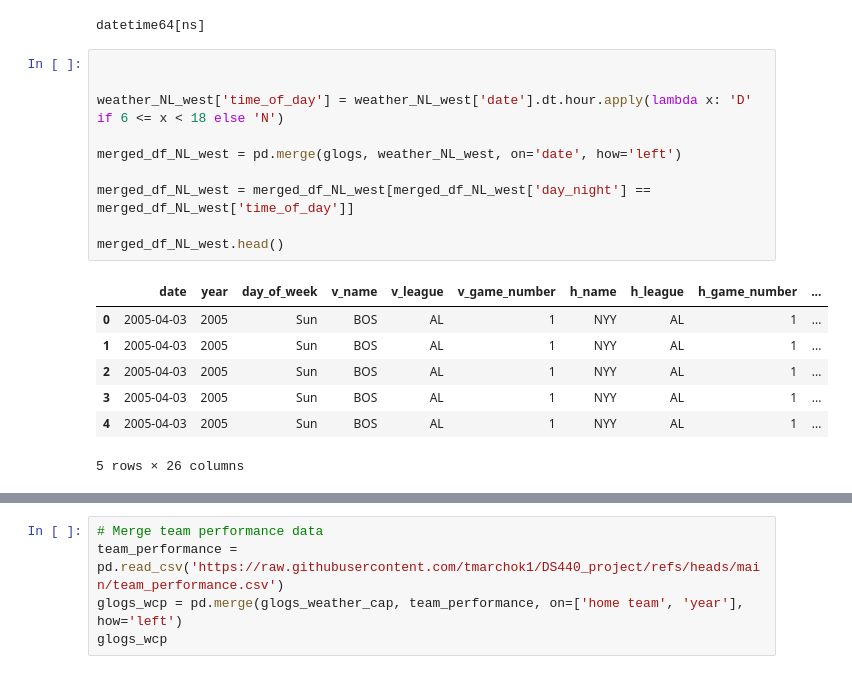
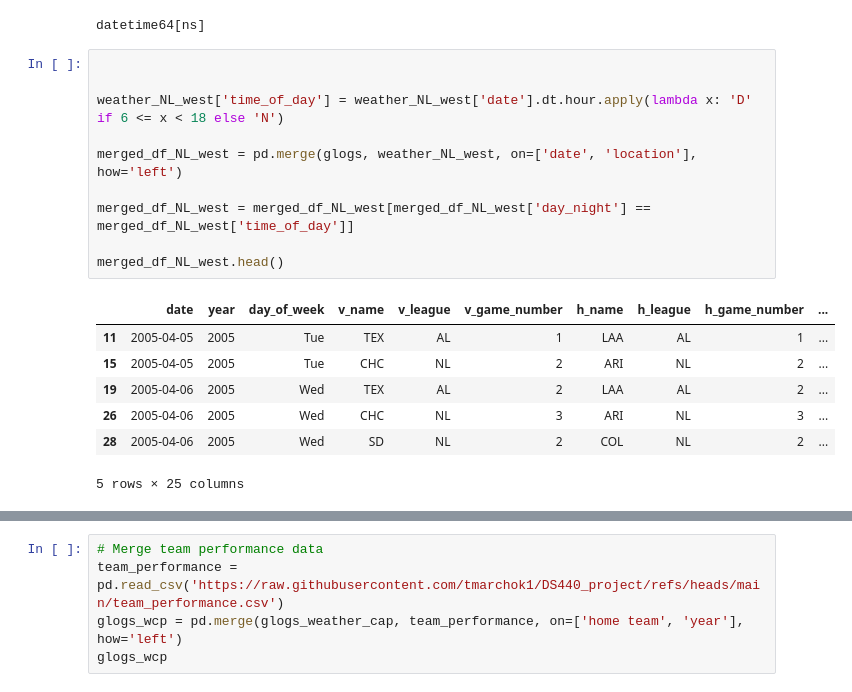
Before and after one commit to tmarchok1/DS440_project, a Jupyter notebook: DS_440code.ipynb, the cells around one changed output, grey strips where cells are left out. Saved outputs shown, nothing was run; the diff lists cells and outputs as text.

Commit message:
updated merged weather data

```diff
--- a/DS_440code.ipynb
+++ b/DS_440code.ipynb
@@ -277,21 +289,21 @@ datetime64[ns]
 # %%
 
 
 weather_NL_west['time_of_day'] = weather_NL_west['date'].dt.hour.apply(lambda x: 'D' if 6 <= x < 18 else 'N')
 
-merged_df_NL_west = pd.merge(glogs, weather_NL_west, on='date', how='left')
+merged_df_NL_west = pd.merge(glogs, weather_NL_west, on=['date', 'location'], how='left')
 
 merged_df_NL_west = merged_df_NL_west[merged_df_NL_west['day_night'] == merged_df_NL_west['time_of_day']]
 
 merged_df_NL_west.head()
 # %% [output]
 |  | date | year | day_of_week | v_name | v_league | v_game_number | h_name | h_league | h_game_number | ... |
-| 0 | 2005-04-03 | 2005 | Sun | BOS | AL | 1 | NYY | AL | 1 | ... |
-| 1 | 2005-04-03 | 2005 | Sun | BOS | AL | 1 | NYY | AL | 1 | ... |
-| 2 | 2005-04-03 | 2005 | Sun | BOS | AL | 1 | NYY | AL | 1 | ... |
-| 3 | 2005-04-03 | 2005 | Sun | BOS | AL | 1 | NYY | AL | 1 | ... |
-| 4 | 2005-04-03 | 2005 | Sun | BOS | AL | 1 | NYY | AL | 1 | ... |
+| 11 | 2005-04-05 | 2005 | Tue | TEX | AL | 1 | LAA | AL | 1 | ... |
+| 15 | 2005-04-05 | 2005 | Tue | CHC | NL | 2 | ARI | NL | 2 | ... |
+| 19 | 2005-04-06 | 2005 | Wed | TEX | AL | 2 | LAA | AL | 2 | ... |
+| 26 | 2005-04-06 | 2005 | Wed | CHC | NL | 3 | ARI | NL | 3 | ... |
+| 28 | 2005-04-06 | 2005 | Wed | SD | NL | 2 | COL | NL | 2 | ... |
-5 rows × 26 columns
+5 rows × 25 columns
 # %%
 weather_nl_central['time_of_day'] = weather_nl_central['date'].dt.hour.apply(lambda x: 'D' if 6 <= x < 18 else 'N')
 
```
Also changed, not shown: parts of 10 cells of this notebook.
